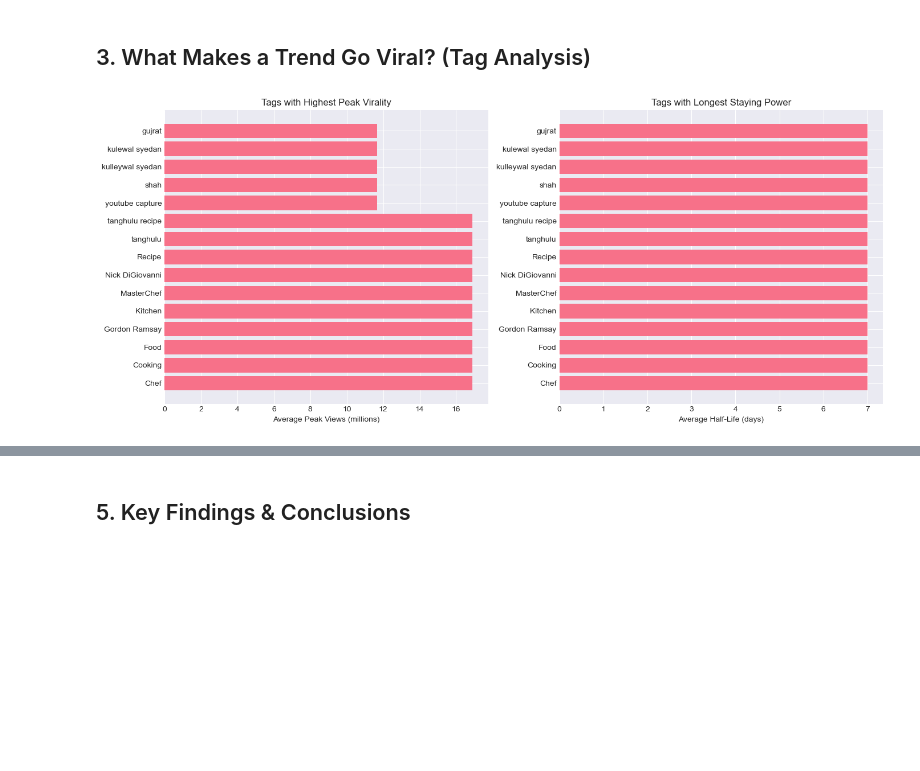
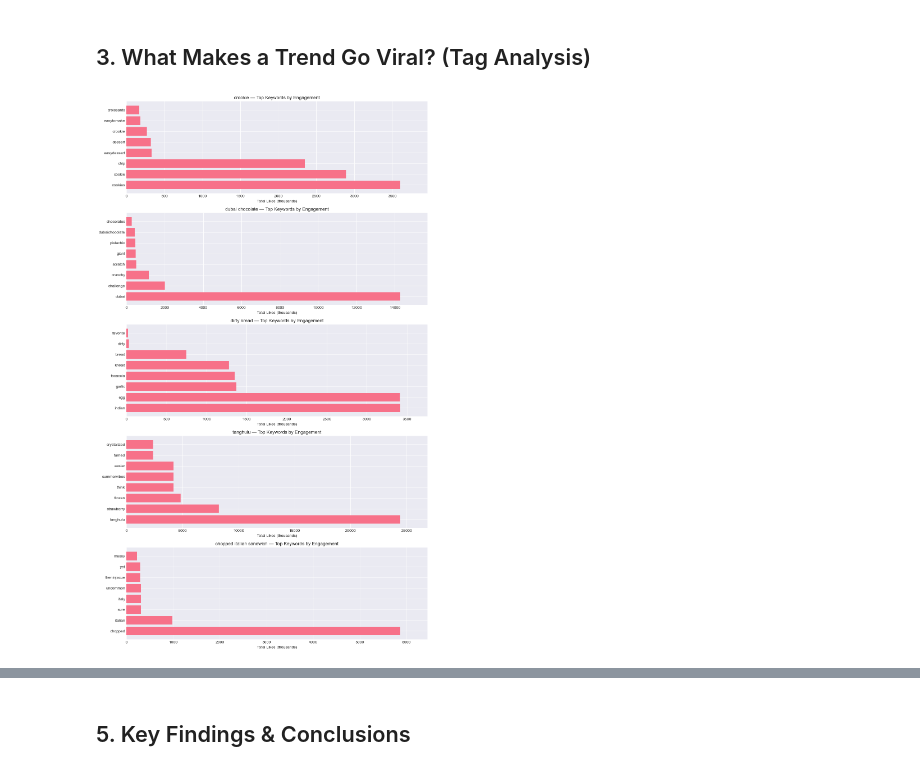
Before and after one commit to gloriaxdatascience/data-science-portfolio, a Jupyter notebook: Time Series Analysis of Youtube Food Virality/notebooks/00_analysis.ipynb, the cells around one changed output, grey strips where cells are left out. Saved outputs shown, nothing was run; the diff lists cells and outputs as text; code cells hidden in the pictures; blank space fills up the shorter version.

```diff
--- a/Time Series Analysis of Youtube Food Virality/notebooks/00_analysis.ipynb
+++ b/Time Series Analysis of Youtube Food Virality/notebooks/00_analysis.ipynb
@@ -24,13 +24,13 @@ warnings.filterwarnings('ignore')
 plt.style.use('seaborn-v0_8-darkgrid')
 sns.set_palette("husl")
 # %%
-# Load data
-daily_df = pd.read_csv('data/processed/daily_views_exponential.csv')
+# Load data. Notebook should only read processed CSVs.
+daily_df = pd.read_csv('Time Series Analysis of Youtube Food Virality/data/processed/daily_views_exponential.csv')
 daily_df['date'] = pd.to_datetime(daily_df['date'])
-peaks_df = pd.read_csv('data/processed/peak_analysis.csv')
+peaks_df = pd.read_csv('Time Series Analysis of Youtube Food Virality/data/processed/peak_analysis.csv')
 peaks_df['peak_date'] = pd.to_datetime(peaks_df['peak_date'])
-raw_df = pd.read_csv('data/raw/all_trends_complete.csv')
-features_df = pd.read_csv('data/processed/trend_features.csv')
+raw_df = pd.read_csv('Time Series Analysis of Youtube Food Virality/data/raw/all_trends_complete.csv')
+features_df = pd.read_csv('Time Series Analysis of Youtube Food Virality/data/processed/trend_features.csv')
 
 daily_df = daily_df.sort_values(['trend_name', 'date'])
 daily_df['views_velocity'] = daily_df.groupby('trend_name')['views'].diff()
@@ -115,36 +146,63 @@ plt.show()
 # %% [markdown]
 ## 3. What Makes a Trend Go Viral? (Tag Analysis)
 # %%
-tag_df = pd.read_csv('data/processed/tag_impact.csv')
+kw_df = pd.read_csv('Time Series Analysis of Youtube Food Virality/data/processed/keyword_impact.csv')
 
-# Top 15 most impactful tags
-top_tags = tag_df.groupby('tag').agg({
-    'peak_views': 'mean',
-    'half_life': 'mean',
-    'frequency': 'sum'
-}).sort_values('peak_views', ascending=False).head(15)
+# Only trend-specific keywords
+specific = kw_df[kw_df['trend_count'] == 1].copy()
 
-fig, axes = plt.subplots(1, 2, figsize=(14, 6))
+trends = specific['trend'].unique() if 'trend' in specific.columns else specific.groupby('keyword')
 
-# Peak views by tag
-axes[0].barh(range(len(top_tags)), top_tags['peak_views'].values / 1e6)
-axes[0].set_yticks(range(len(top_tags)))
-axes[0].set_yticklabels(top_tags.index)
-axes[0].set_xlabel('Average Peak Views (millions)')
-axes[0].set_title('Tags with Highest Peak Virality')
+# Since trend isn't stored per-keyword, re-derive it from the raw data
+raw_df = pd.read_csv('Time Series Analysis of Youtube Food Virality/data/raw/all_trends_complete.csv')
 
-# Half-life by tag
-axes[1].barh(range(len(top_tags)), top_tags['half_life'].values)
-axes[1].set_yticks(range(len(top_tags)))
-axes[1].set_yticklabels(top_tags.index)
-axes[1].set_xlabel('Average Half-Life (days)')
-axes[1].set_title('Tags with Longest Staying Power')
+import re
+STOPWORDS = {
+    'a','an','the','and','or','in','on','at','to','for','of','is','it','its',
+    'this','that','with','how','make','making','made','i','my','you','your',
+    'me','we','our','are','was','be','do','did','get','got','can','will',
+    'video','youtube','shorts','viral','food','recipe','recipes','cooking',
+    'cook','cooked','trying','tried','try','eat','eating','ate','taste',
+    'tasting','watch','new','best','good','real','just','so','the','what',
+    'more','all','its','but','not','have','has','from','out','one','top',
+    'first','last','ever'
+}
+
+# Build keyword->trend mapping
+rows = []
+for _, row in raw_df.iterrows():
+    tokens = re.findall(r"[a-z]{3,}", str(row['title']).lower())
+    for kw in set(t for t in tokens if t not in STOPWORDS):
+        rows.append({'keyword': kw, 'trend': row['trend_name'],
+                     'like_count': row['like_count'], 'comment_count': row['comment_count']})
+
+kw_raw = pd.DataFrame(rows)
+
+# Merge trend info into kw_df
+kw_with_trend = kw_raw.merge(specific[['keyword','peak_views','half_life','frequency']],
+                               on='keyword', how='inner')
+
+# Plot top 8 keywords per trend
+trends = kw_with_trend['trend'].unique()
+fig, axes = plt.subplots(len(trends), 1, figsize=(12, 4 * len(trends)))
+
+for i, trend in enumerate(trends):
+    trend_kws = (kw_with_trend[kw_with_trend['trend'] == trend]
+                 .groupby('keyword')
+                 .agg({'peak_views': 'mean', 'half_life': 'mean', 'like_count': 'sum'})
+                 .sort_values('like_count', ascending=False)
+                 .head(8))
+
+    axes[i].barh(range(len(trend_kws)), trend_kws['like_count'].values / 1e3)
+    axes[i].set_yticks(range(len(trend_kws)))
+    axes[i].set_yticklabels(trend_kws.index)
+    axes[i].set_xlabel('Total Likes (thousands)')
+    axes[i].set_title(f'{trend} — Top Keywords by Engagement')
+    axes[i].set_xlim(0, (trend_kws['like_count'].values / 1e3).max() * 1.1)
 
 plt.tight_layout()
-plt.savefig('data/figures/tag_impact.png', dpi=300, bbox_inches='tight')
+plt.savefig('Time Series Analysis of Youtube Food Virality/data/figures/keyword_impact.png',
+            dpi=300, bbox_inches='tight')
 plt.show()
-
-print("\n🏷️ Most Powerful Tags:")
-print(top_tags[['peak_views', 'half_life']].round(1).to_string())
 # %% [output]
-[figure, old version]
+[figure, new version]
```
Also changed, not shown: parts of 9 cells of this notebook, 8 other files.
